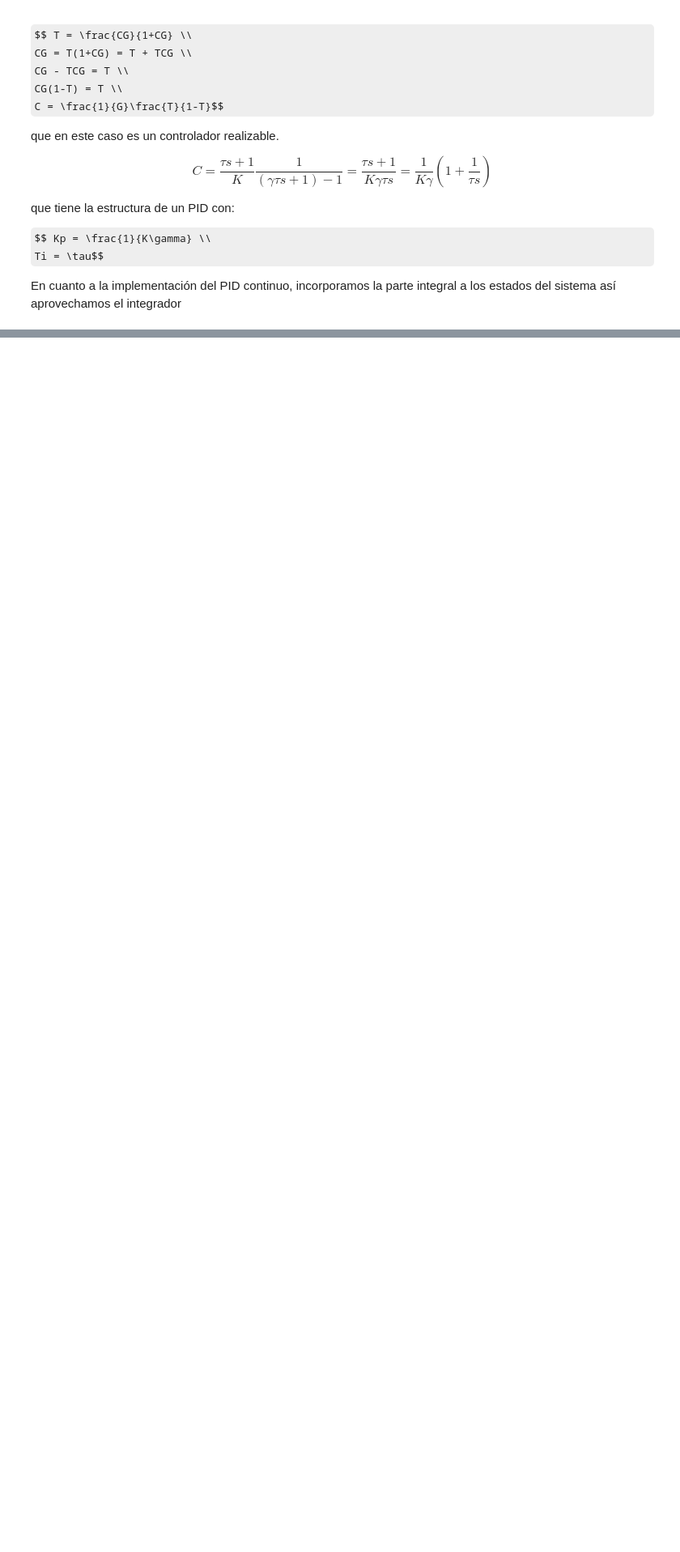
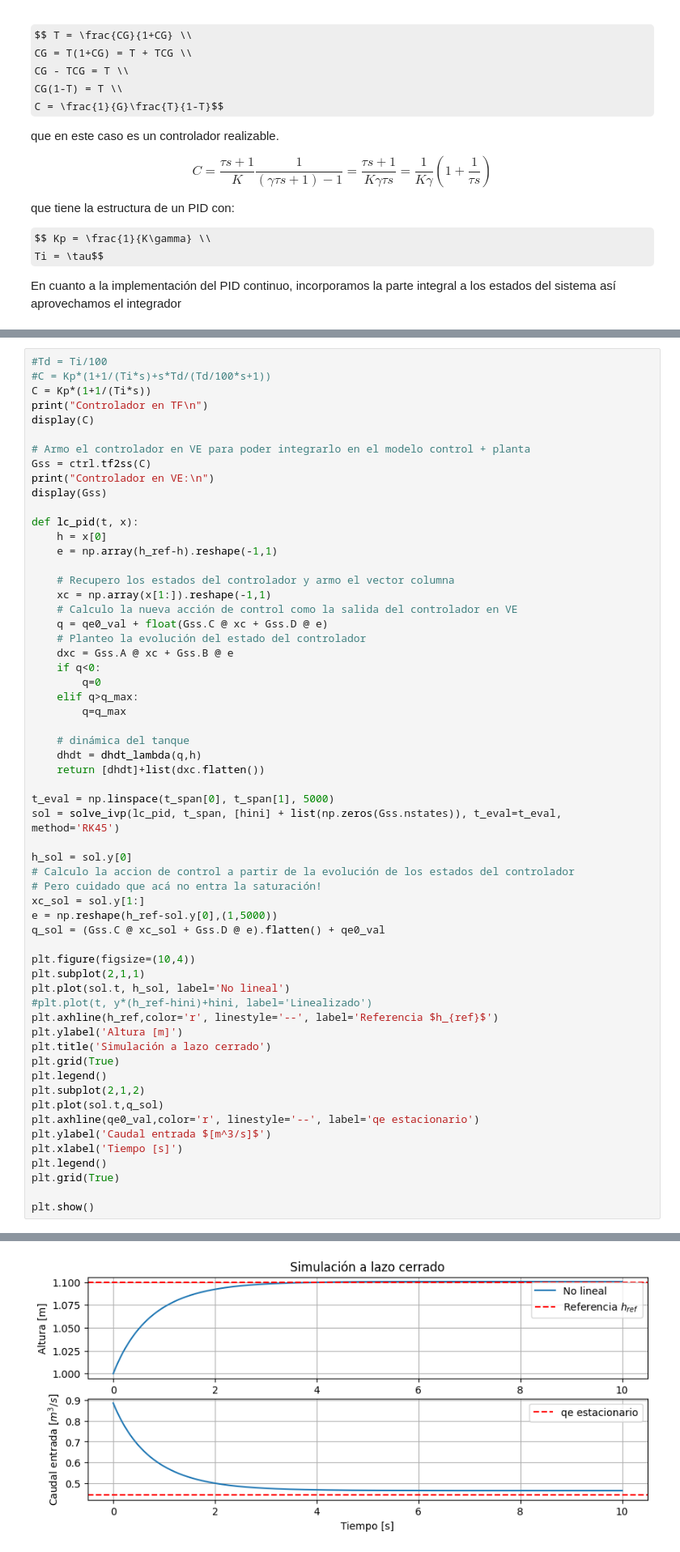
Before and after one commit to pgonfiuba/ica, a Jupyter notebook: 0. Introduccion/control_tanque_conico.ipynb, the cells around one changed output, grey strips where cells are left out. Shown at 81% size. Drawn from its saved outputs; the diff is of its cells as text; some formulas as TeX source; blank space fills up the shorter version.

Commit message:
incluir controladores generales en tanque conico

```diff
--- a/0. Introduccion/control_tanque_conico.ipynb
+++ b/0. Introduccion/control_tanque_conico.ipynb
@@ -309,0 +314,60 @@ plt.show()
+# %%
+#Td = Ti/100
+#C = Kp*(1+1/(Ti*s)+s*Td/(Td/100*s+1))
+C = Kp*(1+1/(Ti*s))
+print("Controlador en TF\n")
+display(C)
+
+# Armo el controlador en VE para poder integrarlo en el modelo control + planta
+Gss = ctrl.tf2ss(C)
+print("Controlador en VE:\n")
+display(Gss)
+
+def lc_pid(t, x):
+    h = x[0]
+    e = np.array(h_ref-h).reshape(-1,1)
+
+    # Recupero los estados del controlador y armo el vector columna
+    xc = np.array(x[1:]).reshape(-1,1)
+    # Calculo la nueva acción de control como la salida del controlador en VE
+    q = qe0_val + float(Gss.C @ xc + Gss.D @ e)
+    # Planteo la evolución del estado del controlador
+    dxc = Gss.A @ xc + Gss.B @ e
+    if q<0:
+        q=0
+    elif q>q_max:
+        q=q_max
+
+    # dinámica del tanque
+    dhdt = dhdt_lambda(q,h)
+    return [dhdt]+list(dxc.flatten())
+
+t_eval = np.linspace(t_span[0], t_span[1], 5000)
+sol = solve_ivp(lc_pid, t_span, [hini] + list(np.zeros(Gss.nstates)), t_eval=t_eval, method='RK45')
+
+h_sol = sol.y[0]
+# Calculo la accion de control a partir de la evolución de los estados del controlador
+# Pero cuidado que acá no entra la saturación!
+xc_sol = sol.y[1:]
+e = np.reshape(h_ref-sol.y[0],(1,5000))
+q_sol = (Gss.C @ xc_sol + Gss.D @ e).flatten() + qe0_val
+
+plt.figure(figsize=(10,4))
+plt.subplot(2,1,1)
+plt.plot(sol.t, h_sol, label='No lineal')
+#plt.plot(t, y*(h_ref-hini)+hini, label='Linealizado')
+plt.axhline(h_ref,color='r', linestyle='--', label='Referencia $h_{ref}$')
+plt.ylabel('Altura [m]')
+plt.title('Simulación a lazo cerrado')
+plt.grid(True)
+plt.legend()
+plt.subplot(2,1,2)
+plt.plot(sol.t,q_sol)
+plt.axhline(qe0_val,color='r', linestyle='--', label='qe estacionario')
+plt.ylabel('Caudal entrada $[m^3/s]$')
+plt.xlabel('Tiempo [s]')
+plt.legend()
+plt.grid(True)
+
+plt.show()
+# %% [output]
@@ -309,0 +384 @@ plt.show()
+[figure, added]
```
Also changed, not shown: parts of 4 cells of this notebook.
